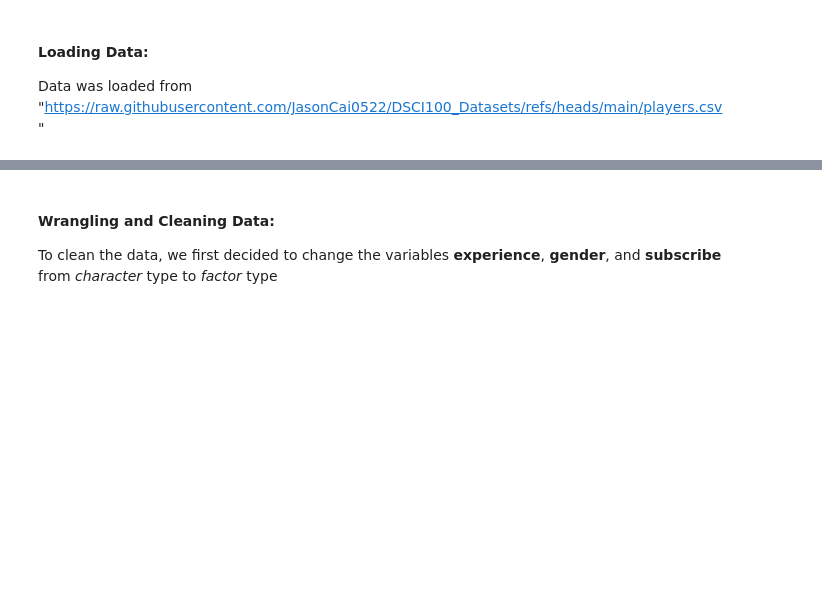
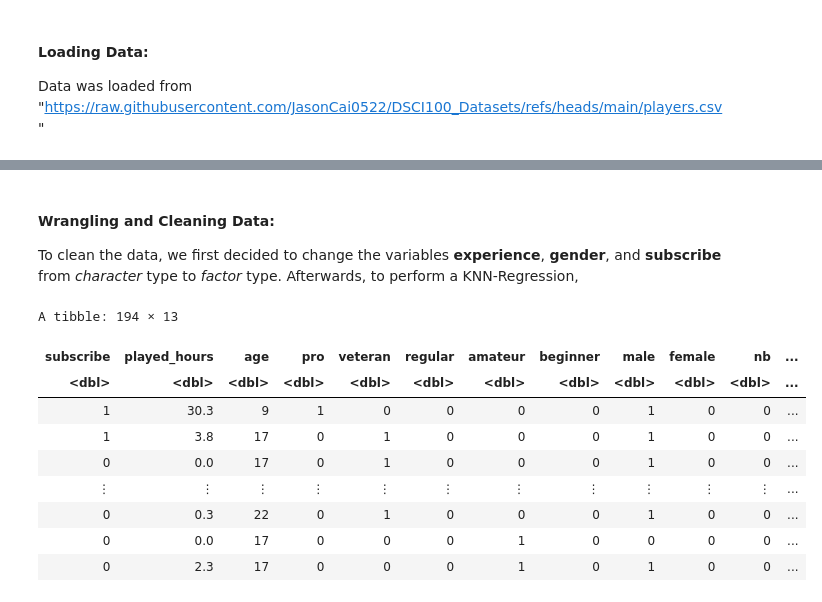
Before and after one commit to JasonCai0522/DSCI100_Group_Project, a Jupyter notebook: Project Report.ipynb, the cells around one changed output, grey strips where cells are left out. Drawn from its saved outputs; the diff is of its cells as text; code cells hidden in the pictures; blank space fills up the shorter version.

```diff
--- a/Project Report.ipynb
+++ b/Project Report.ipynb
@@ -33,3 +33,15 @@ Can the variables experience, age, subscribe, and gender predict played_hours in
 #### Loading Data:
 
 Data was loaded from "https://raw.githubusercontent.com/JasonCai0522/DSCI100_Datasets/refs/heads/main/players.csv"
+# %%
+# Loading in the Libraries
+library(tidyverse)
+library(repr)
+library(tidymodels)
+options(repr.matrix.max.rows = 6)
+set.seed(1234)
+
+
+
+# Loading in the data
+player_data <- read_csv("https://raw.githubusercontent.com/JasonCai0522/DSCI100_Datasets/refs/heads/main/players.csv", show_col_types = FALSE)
@@ -36,4 +66,50 @@ Data was loaded from "https://raw.githubusercontent.com/JasonCai0522/DSCI100_Dat
 # %% [markdown]
 #### Wrangling and Cleaning Data:
 
-To clean the data, we first decided to change the variables __experience__, __gender__, and __subscribe__ from *character* type to *factor* type
+To clean the data, we first decided to change the variables __experience__, __gender__, and __subscribe__ from *character* type to *factor* type. Afterwards, to perform a KNN-Regression,
+# %%
+# Changing data types
+player_data_factor <- player_data |>
+        mutate(experience = as_factor(experience), gender = as_factor(gender)) |>
+        rename(age = Age) |>
+        drop_na(age)
+
+
+# Selecting the relevent columns
+player_data_tidy <- player_data_factor |>
+        select(experience, subscribe, played_hours, gender, age)
+
+# Dummy coding experience and gender
+
+# Experience values
+pro_vals = ifelse(player_data_tidy$experience == 'Pro', 1, 0)
+veteran_vals = ifelse(player_data_tidy$experience == 'Veteran', 1, 0)
+regular_vals = ifelse(player_data_tidy$experience == 'Regular', 1, 0)
+amateur_vals = ifelse(player_data_tidy$experience == 'Amateur', 1, 0)
+beginner_vals = ifelse(player_data_tidy$experience == 'Beginner', 1, 0)
+
+# Gender values
+male_vals = ifelse(player_data_tidy$gender == 'Male', 1, 0)
+female_vals = ifelse(player_data_tidy$gender == 'Female', 1, 0)
+nb_vals = ifelse(player_data_tidy$gender == 'Non-binary', 1, 0)
+agender_vals = ifelse(player_data_tidy$gender == 'Agender', 1, 0)
+ts_vals = ifelse(player_data_tidy$gender == 'Two-Spirited', 1, 0)
+
+player_data_dummy <- player_data_tidy |>
+    mutate(pro = pro_vals, veteran = veteran_vals, regular = regular_vals, amateur = amateur_vals, beginner = beginner_vals) |>
+    mutate(male = male_vals, female = female_vals, nb = nb_vals, agender = agender_vals, two_spirited = ts_vals) |>
+    mutate(subscribe = ifelse(subscribe == TRUE, 1, 0)) |>
+    select(-experience, -gender)
+
+player_data_dummy
+# %% [output]
+A tibble: 194 × 13
+| subscribe | played_hours | age | pro | veteran | regular | amateur | beginner | male | female | nb | ... |
+| <dbl> | <dbl> | <dbl> | <dbl> | <dbl> | <dbl> | <dbl> | <dbl> | <dbl> | <dbl> | <dbl> | ... |
+| 1 | 30.3 | 9 | 1 | 0 | 0 | 0 | 0 | 1 | 0 | 0 | ... |
+| 1 | 3.8 | 17 | 0 | 1 | 0 | 0 | 0 | 1 | 0 | 0 | ... |
+| 0 | 0.0 | 17 | 0 | 1 | 0 | 0 | 0 | 1 | 0 | 0 | ... |
+| ⋮ | ⋮ | ⋮ | ⋮ | ⋮ | ⋮ | ⋮ | ⋮ | ⋮ | ⋮ | ⋮ | ... |
+| 0 | 0.3 | 22 | 0 | 1 | 0 | 0 | 0 | 1 | 0 | 0 | ... |
+| 0 | 0.0 | 17 | 0 | 0 | 0 | 1 | 0 | 0 | 0 | 0 | ... |
+| 0 | 2.3 | 17 | 0 | 0 | 0 | 1 | 0 | 1 | 0 | 0 | ... |
```
Also changed, not shown: parts of 11 cells of this notebook.
